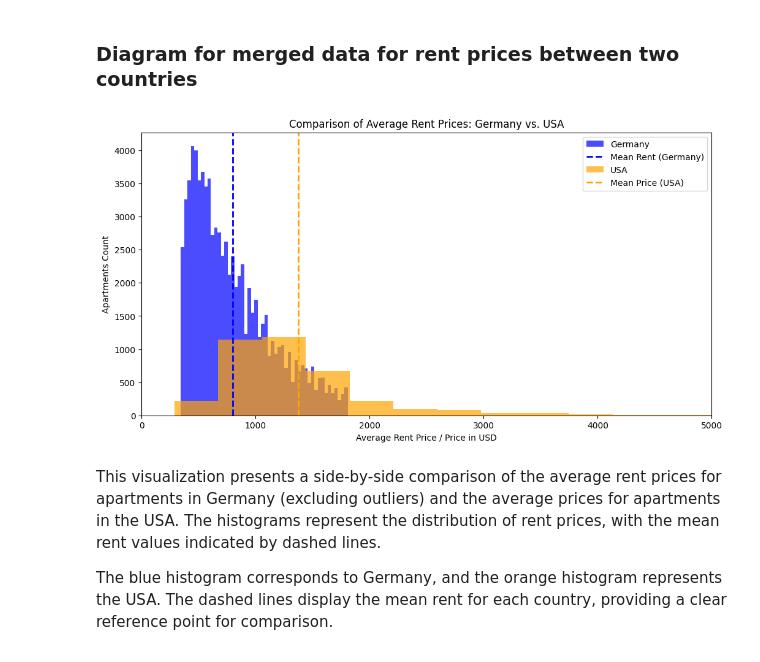
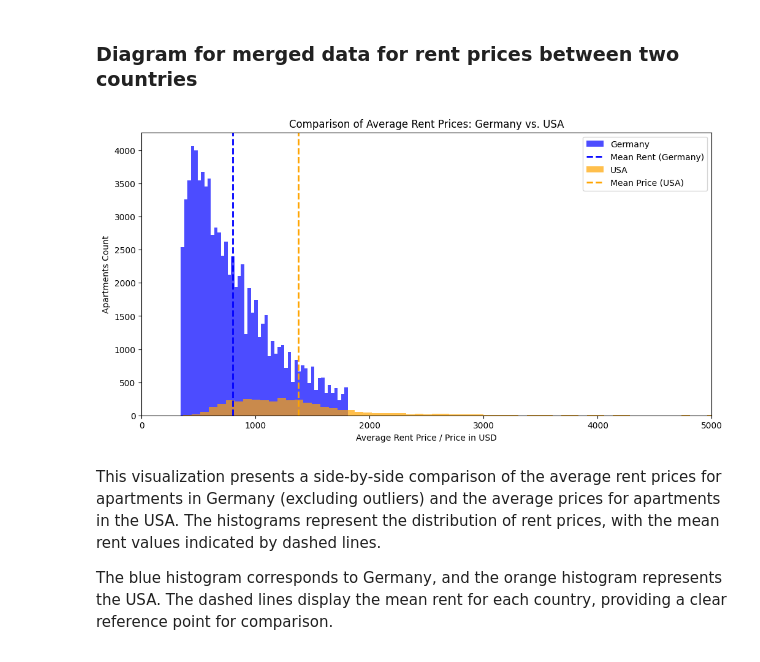
Before and after one commit to borisov5/Data-Science-June-2023, a Jupyter notebook: exam project/Ivelin_Borisov_project.ipynb, the cells around one changed output. Drawn from its saved outputs; the diff is of its cells as text; code cells hidden in the pictures.

```diff
--- a/exam project/Ivelin_Borisov_project.ipynb
+++ b/exam project/Ivelin_Borisov_project.ipynb
@@ -813,26 +888,26 @@ This visualization assists in understanding the relationship between living spac
 # %%
 low_quantile = new_apartments_de["totalRent"].quantile(0.05)
 high_quantile = new_apartments_de["totalRent"].quantile(0.95)
 
 filtered_data = new_apartments_de[(new_apartments_de["totalRent"] >= low_quantile) & (new_apartments_de["totalRent"] <= high_quantile)]
 
 plt.figure(figsize=(12, 6))
 
 plt.hist(filtered_data["totalRent"], bins=50, alpha=0.7, color='blue', label='Germany')
 plt.axvline(filtered_data["totalRent"].mean(), color='blue', linestyle='dashed', linewidth=2, label='Mean Rent (Germany)')
 
-plt.hist(new_apartments_usa["price"], bins=50, alpha=0.7, color='orange', label='USA')
+plt.hist(new_apartments_usa["price"], bins=255, alpha=0.7, color='orange', label='USA')
 plt.axvline(new_apartments_usa["price"].mean(), color='orange', linestyle='dashed', linewidth=2, label='Mean Price (USA)')
 
 plt.title('Comparison of Average Rent Prices: Germany vs. USA')
 plt.xlabel('Average Rent Price / Price in USD')
 plt.ylabel('Apartments Count')
 plt.legend()
 plt.xlim(0, 5000)
 
 plt.show()
 # %% [output]
-[figure, old version]
+[figure, new version]
 # %% [markdown]
 This visualization presents a side-by-side comparison of the average rent prices for apartments in Germany (excluding outliers) and the average prices for apartments in the USA. The histograms represent the distribution of rent prices, with the mean rent values indicated by dashed lines.
 
```
Also changed, not shown: parts of 20 cells of this notebook, 1 other file.
